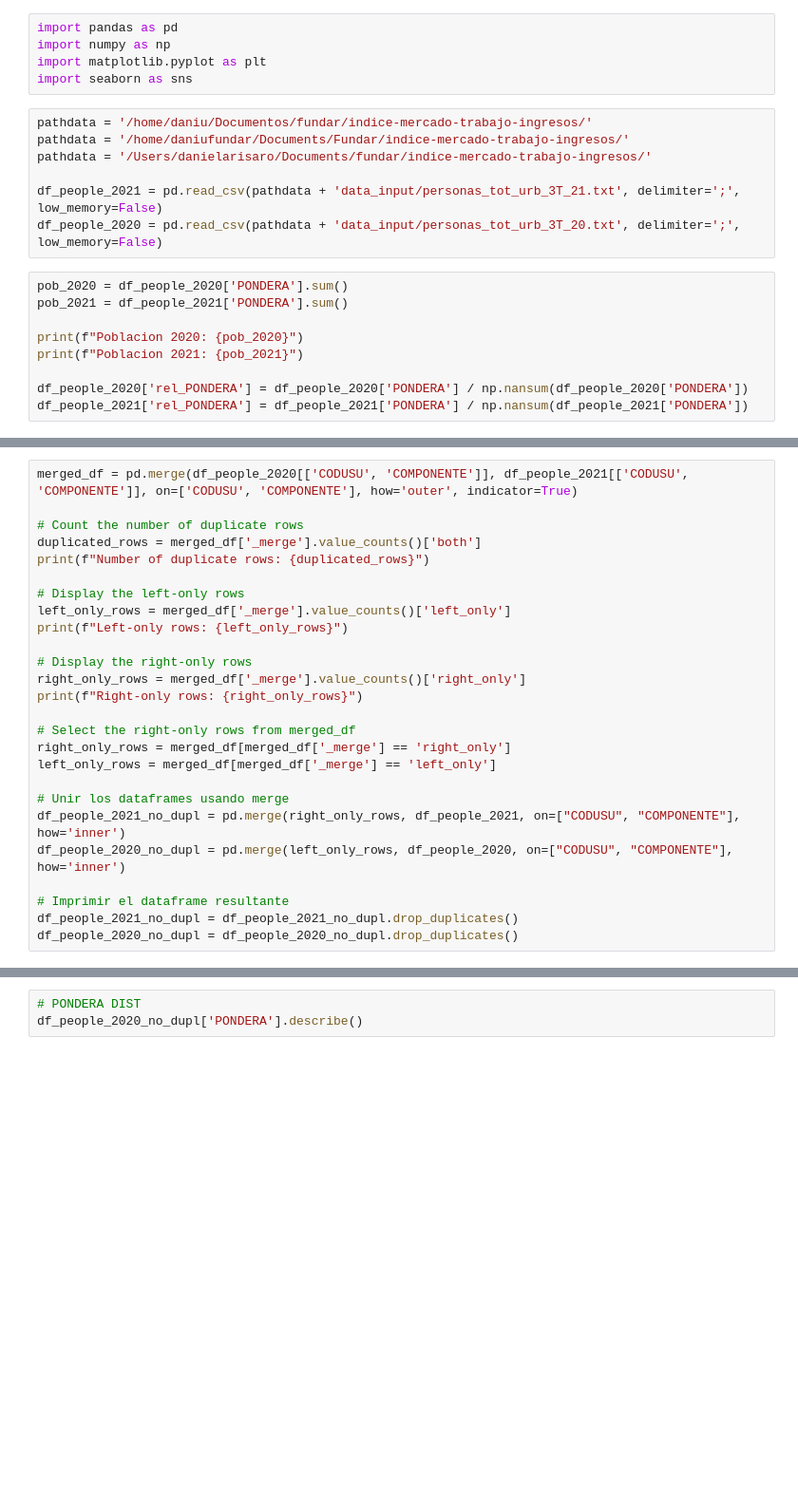
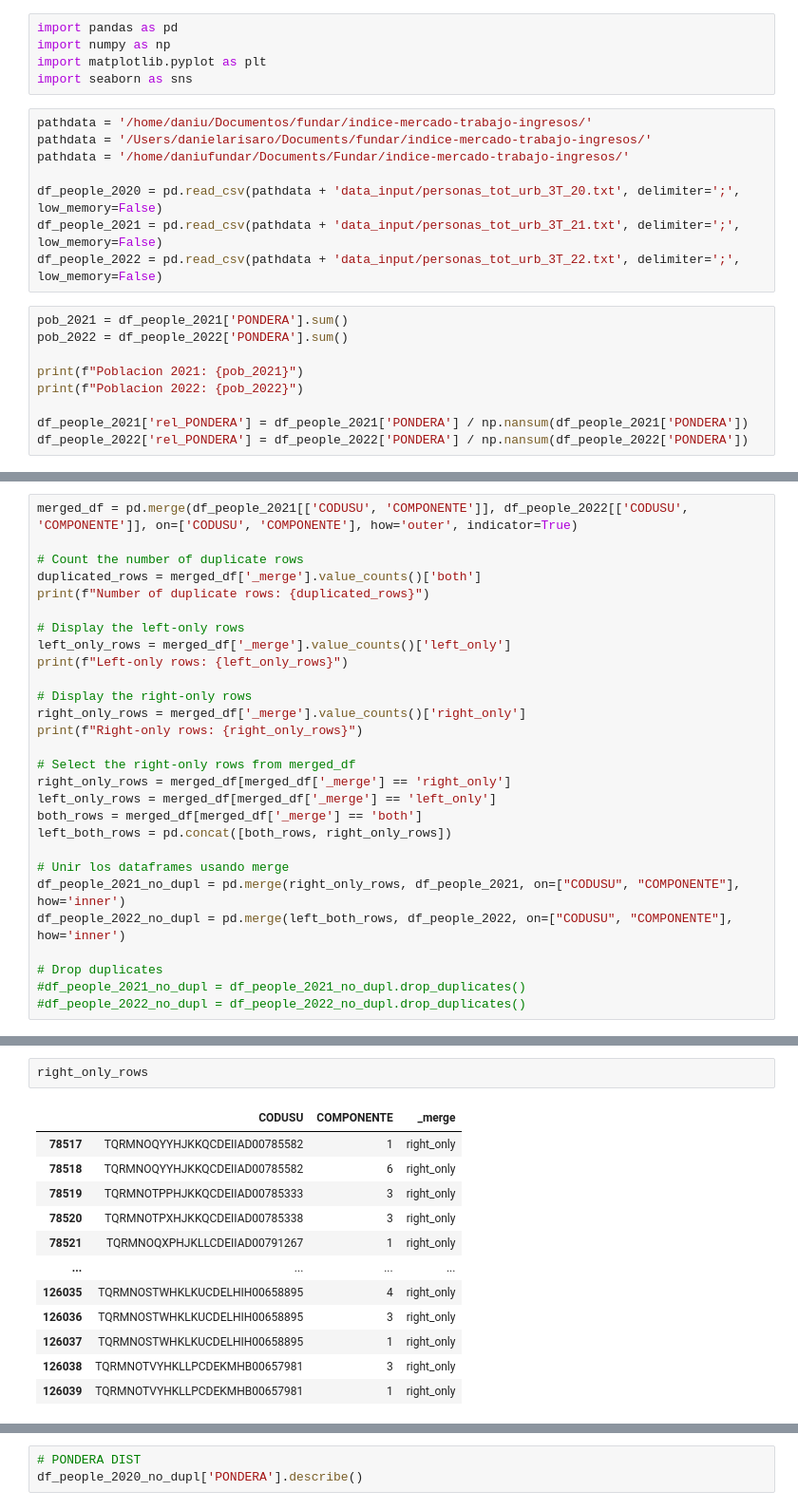
Before and after one commit to datos-Fundar/indice-mercado-trabajo-ingresos, a Jupyter notebook: scripts/04_chequeo_EPH.ipynb, the cells around one changed output, grey strips where cells are left out. Shown: that part at 95% size. Drawn from its saved outputs; the diff is of its cells as text; blank space fills up the shorter version.

```diff
--- a/scripts/04_chequeo_EPH.ipynb
+++ b/scripts/04_chequeo_EPH.ipynb
@@ -5,18 +5,19 @@ import matplotlib.pyplot as plt
 import seaborn as sns
 # %%
 pathdata = '/home/daniu/Documentos/fundar/indice-mercado-trabajo-ingresos/'
+pathdata = '/Users/danielarisaro/Documents/fundar/indice-mercado-trabajo-ingresos/'
 pathdata = '/home/daniufundar/Documents/Fundar/indice-mercado-trabajo-ingresos/'
-pathdata = '/Users/danielarisaro/Documents/fundar/indice-mercado-trabajo-ingresos/'
 
+df_people_2020 = pd.read_csv(pathdata + 'data_input/personas_tot_urb_3T_20.txt', delimiter=';', low_memory=False)
 df_people_2021 = pd.read_csv(pathdata + 'data_input/personas_tot_urb_3T_21.txt', delimiter=';', low_memory=False)
-df_people_2020 = pd.read_csv(pathdata + 'data_input/personas_tot_urb_3T_20.txt', delimiter=';', low_memory=False)
+df_people_2022 = pd.read_csv(pathdata + 'data_input/personas_tot_urb_3T_22.txt', delimiter=';', low_memory=False)
 # %%
-pob_2020 = df_people_2020['PONDERA'].sum()
 pob_2021 = df_people_2021['PONDERA'].sum()
+pob_2022 = df_people_2022['PONDERA'].sum()
 
-print(f"Poblacion 2020: {pob_2020}")
 print(f"Poblacion 2021: {pob_2021}")
+print(f"Poblacion 2022: {pob_2022}")
 
-df_people_2020['rel_PONDERA'] = df_people_2020['PONDERA'] / np.nansum(df_people_2020['PONDERA'])
 df_people_2021['rel_PONDERA'] = df_people_2021['PONDERA'] / np.nansum(df_people_2021['PONDERA'])
+df_people_2022['rel_PONDERA'] = df_people_2022['PONDERA'] / np.nansum(df_people_2022['PONDERA'])
 # %% [output]
@@ -25,5 +38,5 @@ Poblacion 2021: 41693498
 # %%
-merged_df = pd.merge(df_people_2020[['CODUSU', 'COMPONENTE']], df_people_2021[['CODUSU', 'COMPONENTE']], on=['CODUSU', 'COMPONENTE'], how='outer', indicator=True)
+merged_df = pd.merge(df_people_2021[['CODUSU', 'COMPONENTE']], df_people_2022[['CODUSU', 'COMPONENTE']], on=['CODUSU', 'COMPONENTE'], how='outer', indicator=True)
 
 # Count the number of duplicate rows
 duplicated_rows = merged_df['_merge'].value_counts()['both']
@@ -40,12 +53,14 @@ print(f"Right-only rows: {right_only_rows}")
 # Select the right-only rows from merged_df
 right_only_rows = merged_df[merged_df['_merge'] == 'right_only']
 left_only_rows = merged_df[merged_df['_merge'] == 'left_only']
+both_rows = merged_df[merged_df['_merge'] == 'both']
+left_both_rows = pd.concat([both_rows, right_only_rows])
 
 # Unir los dataframes usando merge
 df_people_2021_no_dupl = pd.merge(right_only_rows, df_people_2021, on=["CODUSU", "COMPONENTE"], how='inner')
-df_people_2020_no_dupl = pd.merge(left_only_rows, df_people_2020, on=["CODUSU", "COMPONENTE"], how='inner')
+df_people_2022_no_dupl = pd.merge(left_both_rows, df_people_2022, on=["CODUSU", "COMPONENTE"], how='inner')
 
-# Imprimir el dataframe resultante
-df_people_2021_no_dupl = df_people_2021_no_dupl.drop_duplicates()
-df_people_2020_no_dupl = df_people_2020_no_dupl.drop_duplicates()
+# Drop duplicates
+#df_people_2021_no_dupl = df_people_2021_no_dupl.drop_duplicates()
+#df_people_2022_no_dupl = df_people_2022_no_dupl.drop_duplicates()
 # %% [output]
@@ -54,0 +82,15 @@ Right-only rows: 54458
+# %%
+right_only_rows
+# %% [output]
+|  | CODUSU | COMPONENTE | _merge |
+| 78517 | TQRMNOQYYHJKKQCDEIIAD00785582 | 1 | right_only |
+| 78518 | TQRMNOQYYHJKKQCDEIIAD00785582 | 6 | right_only |
+| 78519 | TQRMNOTPPHJKKQCDEIIAD00785333 | 3 | right_only |
+| 78520 | TQRMNOTPXHJKKQCDEIIAD00785338 | 3 | right_only |
+| 78521 | TQRMNOQXPHJKLLCDEIIAD00791267 | 1 | right_only |
+| ... | ... | ... | ... |
+| 126035 | TQRMNOSTWHKLKUCDELHIH00658895 | 4 | right_only |
+| 126036 | TQRMNOSTWHKLKUCDELHIH00658895 | 3 | right_only |
+| 126037 | TQRMNOSTWHKLKUCDELHIH00658895 | 1 | right_only |
+| 126038 | TQRMNOTVYHKLLPCDEKMHB00657981 | 3 | right_only |
+| 126039 | TQRMNOTVYHKLLPCDEKMHB00657981 | 1 | right_only |
```
Also changed, not shown: parts of 9 cells of this notebook, 2 other files.
